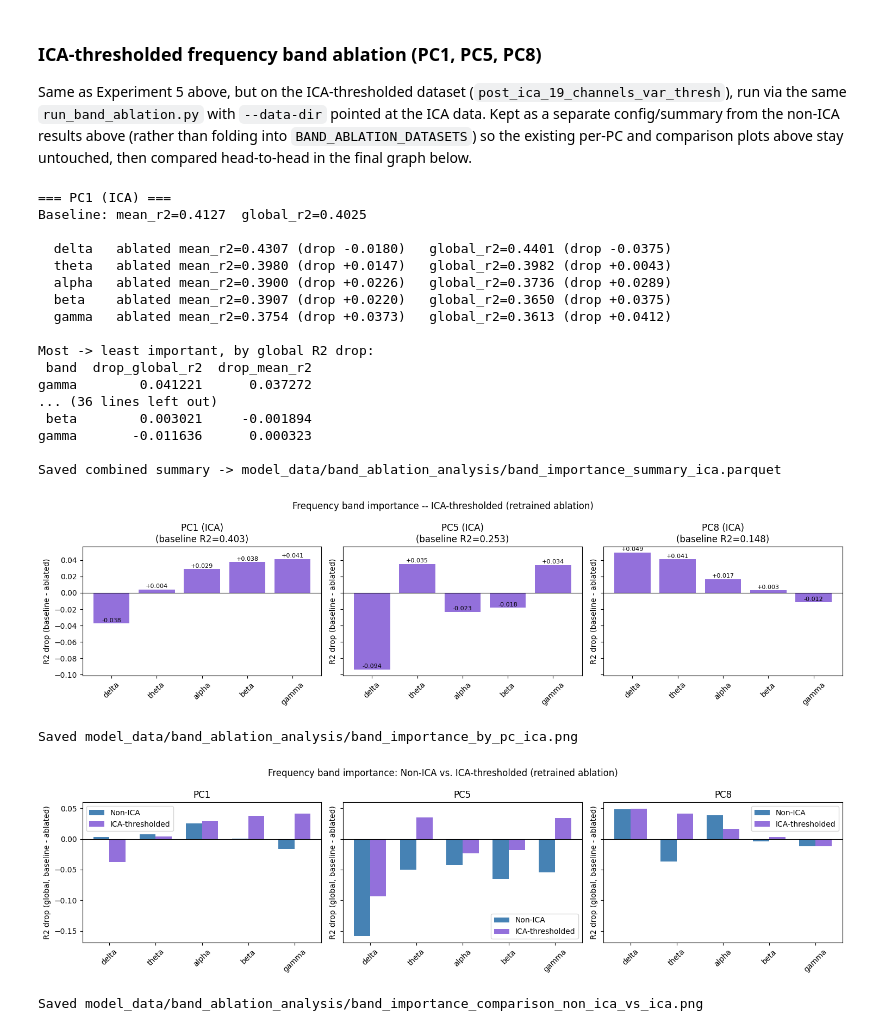
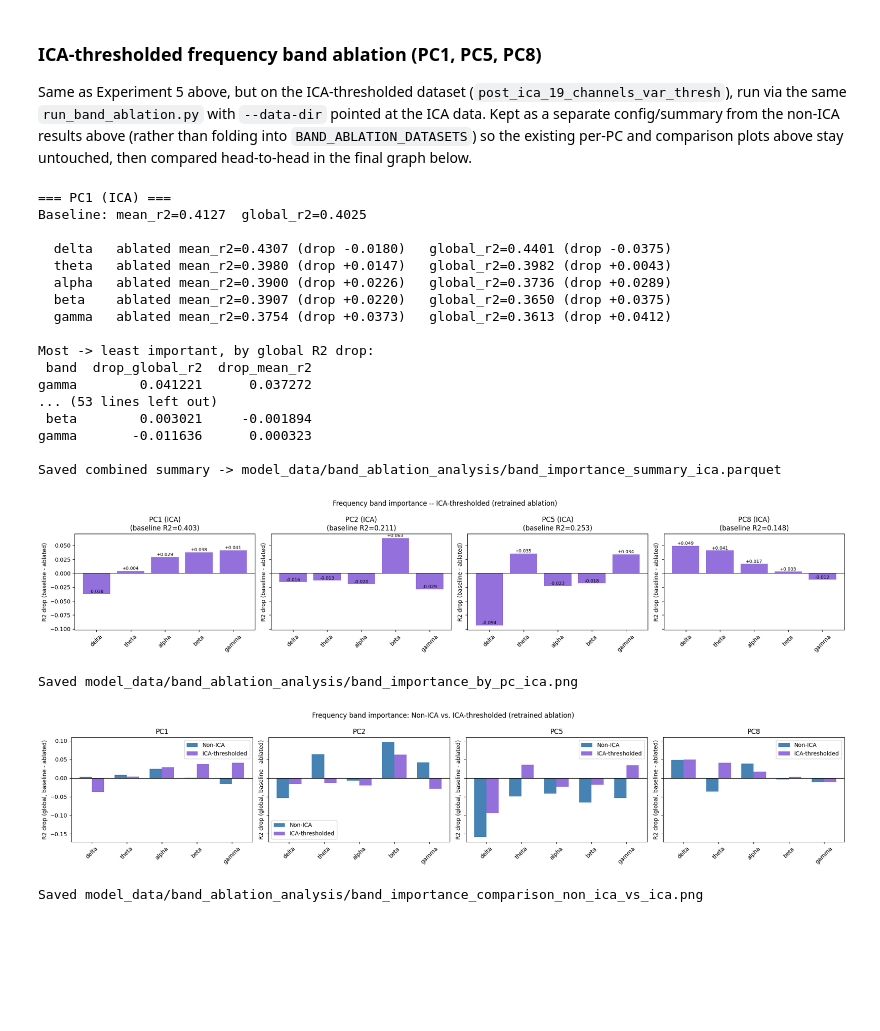
Before and after one commit to william2952/EEG_FDG_dementia, a Jupyter notebook: interpretability_analysis.ipynb, the cells around one changed output. Drawn from its saved outputs; the diff is of its cells as text; code cells hidden in the pictures; blank space fills up the shorter version.

```diff
--- a/interpretability_analysis.ipynb
+++ b/interpretability_analysis.ipynb
@@ -721,7 +726,7 @@ theta       -0.036441     -0.009426
 Saved combined summary -> model_data/band_ablation_analysis/band_importance_summary.parquet
 # %%
 # ── Graph 1: per-PC bar chart of band importance ─────────────────────────────
-fig, axes = plt.subplots(1, 3, figsize=(15, 4), sharey=True)
+fig, axes = plt.subplots(1, 4, figsize=(20, 4), sharey=True)
 
 for ax, (key, cfg) in zip(axes, BAND_ABLATION_DATASETS.items()):
     df = band_results_by_pc[key]
@@ -748,20 +753,20 @@ print(f"Saved {band_bar_png}")
 Saved model_data/band_ablation_analysis/band_importance_by_pc.png
 # %%
-# ── Graph 2: PC1 vs. PC5 vs. PC8 comparison, grouped by band ─────────────────
+# ── Graph 2: PC1 vs. PC2 vs. PC5 vs. PC8 comparison, grouped by band ────────
 pivot_band = band_ablation_summary.pivot(index="band", columns="pc", values="drop_global_r2").loc[BAND_ORDER]
 
-fig, ax = plt.subplots(figsize=(9, 4))
+fig, ax = plt.subplots(figsize=(14, 4))
 x = np.arange(len(BAND_ORDER))
-width = 0.25
-colors = {"pc1": "steelblue", "pc5": "coral", "pc8": "goldenrod"}
+width = 0.2
+colors = {"pc1": "steelblue", "pc2": "mediumseagreen", "pc5": "coral", "pc8": "goldenrod"}
 for i, key in enumerate(BAND_ABLATION_DATASETS.keys()):
-    ax.bar(x + (i - 1) * width, pivot_band[key], width,
+    ax.bar(x + (i - 1.5) * width, pivot_band[key], width,
           label=BAND_ABLATION_DATASETS[key]["label"], color=colors[key])
 ax.axhline(0, color="black", linewidth=0.8)
 ax.set_xticks(x)
 ax.set_xticklabels(BAND_ORDER, rotation=45)
 ax.set_ylabel("R2 drop (global, baseline - ablated)")
-ax.set_title("Frequency band importance: PC1 vs. PC5 vs. PC8 (non-ICA, retrained ablation)")
+ax.set_title("Frequency band importance: PC1 vs. PC2 vs. PC5 vs. PC8 (non-ICA, retrained ablation)")
 ax.legend()
 plt.tight_layout()
 band_compare_png = BAND_OUT_DIR / "band_importance_comparison.png"
@@ -787,6 +792,11 @@ BAND_ABLATION_DATASETS_ICA = {
         "label":         "PC1",
         "baseline_path": "model_data/cv_results_stratified_ica_thresh/predictions_1.parquet",
         "ablation_dir":  "model_data/band_ablation_thresh_ica_results/PC1",
+    },
+    "pc2": {
+        "label":         "PC2",
+        "baseline_path": "model_data/cv_results_stratified_ica_thresh/predictions_2.parquet",
+        "ablation_dir":  "model_data/band_ablation_thresh_ica_results/PC2",
     },
     "pc5": {
         "label":         "PC5",
@@ -847,14 +857,14 @@ Baseline: mean_r2=0.4127  global_r2=0.4025
 Most -> least important, by global R2 drop:
  band  drop_global_r2  drop_mean_r2
 gamma        0.041221      0.037272
-... (36 lines left out)
+... (53 lines left out)
  beta        0.003021     -0.001894
 gamma       -0.011636      0.000323
 
 Saved combined summary -> model_data/band_ablation_analysis/band_importance_summary_ica.parquet
 # %%
 # ── Graph 3: per-PC bar chart of band importance, ICA-thresholded ────────────
-fig, axes = plt.subplots(1, 3, figsize=(15, 4), sharey=True)
+fig, axes = plt.subplots(1, 4, figsize=(20, 4), sharey=True)
 
 for ax, (key, cfg) in zip(axes, BAND_ABLATION_DATASETS_ICA.items()):
     df = band_results_by_pc_ica[key]
@@ -877,37 +887,37 @@ plt.savefig(band_bar_ica_png, dpi=150)
 plt.show()
 print(f"Saved {band_bar_ica_png}")
 # %% [output]
-[figure, old version]
+[figure, new version]
 Saved model_data/band_ablation_analysis/band_importance_by_pc_ica.png
 # %%
 # ── Graph 4: Non-ICA vs. ICA-thresholded, one subplot per PC ─────────────────
 non_ica_tagged = band_ablation_summary.assign(dataset="non_ica")
 ica_tagged     = band_ablation_summary_ica.assign(dataset="ica")
 combined_band_summary = pd.concat([non_ica_tagged, ica_tagged], ignore_index=True)
 combined_band_summary.to_parquet(BAND_OUT_DIR / "band_importance_summary_combined.parquet", index=False)
 
-fig, axes = plt.subplots(1, 3, figsize=(15, 4), sharey=True)
+fig, axes = plt.subplots(1, 4, figsize=(20, 4), sharey=True)
 x = np.arange(len(BAND_ORDER))
 width = 0.35
 
 for ax, key in zip(axes, BAND_ABLATION_DATASETS.keys()):
     sub = combined_band_summary[combined_band_summary["pc"] == key]
     pivot = sub.pivot(index="band", columns="dataset", values="drop_global_r2").loc[BAND_ORDER]
     ax.bar(x - width/2, pivot["non_ica"], width, label="Non-ICA", color="steelblue")
     ax.bar(x + width/2, pivot["ica"], width, label="ICA-thresholded", color="mediumpurple")
     ax.axhline(0, color="black", linewidth=0.8)
     ax.set_xticks(x)
     ax.set_xticklabels(BAND_ORDER, rotation=45)
     ax.set_title(BAND_ABLATION_DATASETS[key]["label"])
     ax.set_ylabel("R2 drop (global, baseline - ablated)")
     ax.legend()
 
 fig.suptitle("Frequency band importance: Non-ICA vs. ICA-thresholded (retrained ablation)")
 plt.tight_layout()
 band_compare_ica_png = BAND_OUT_DIR / "band_importance_comparison_non_ica_vs_ica.png"
 plt.savefig(band_compare_ica_png, dpi=150)
 plt.show()
 print(f"Saved {band_compare_ica_png}")
 # %% [output]
-[figure, old version]
+[figure, new version]
 Saved model_data/band_ablation_analysis/band_importance_comparison_non_ica_vs_ica.png
```
Also changed, not shown: parts of 4 cells of this notebook.
